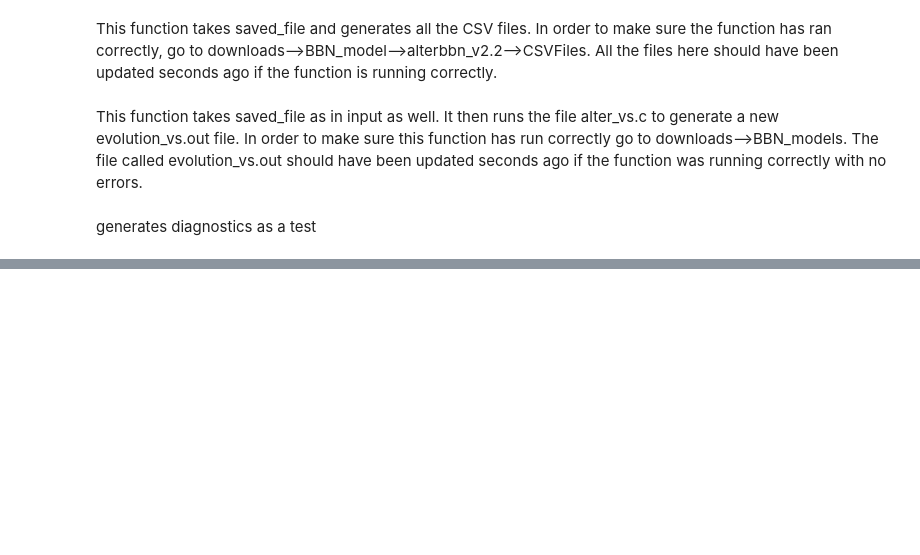
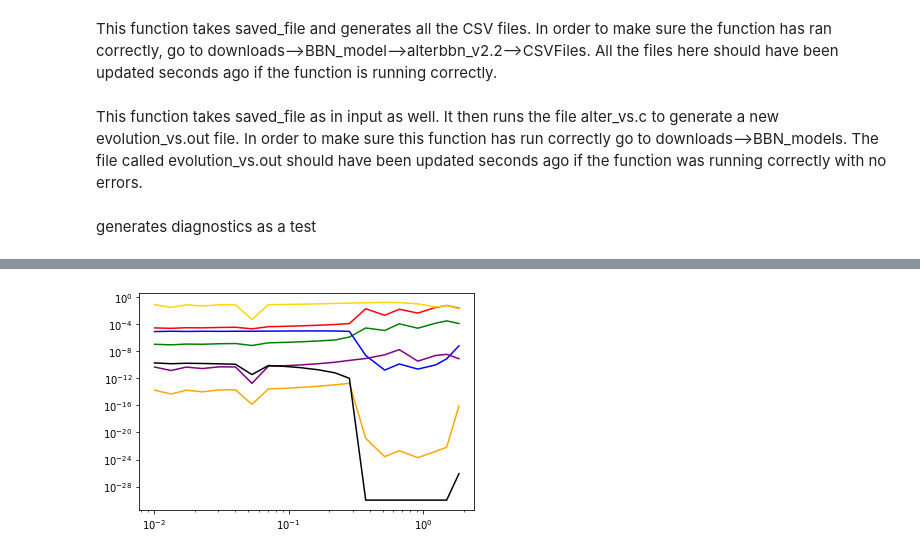
Before and after one commit to nuLABatUSD/BBN_models, a Jupyter notebook: BBN_Diagnostic.ipynb, the cells around one changed output, grey strips where cells are left out. Cells and saved outputs as stored; diff of their text form; code cells hidden in the pictures; blank space fills up the shorter version.

```diff
--- a/BBN_Diagnostic.ipynb
+++ b/BBN_Diagnostic.ipynb
@@ -146,0 +200,4 @@ for i in range(len(BBN_files)):
+# %%
+element_plots("../BBN_models","../RMFK_Results","BBN-Abundances")
+# %% [output]
+[figure, added]
```
Also changed, not shown: parts of 15 cells of this notebook.
